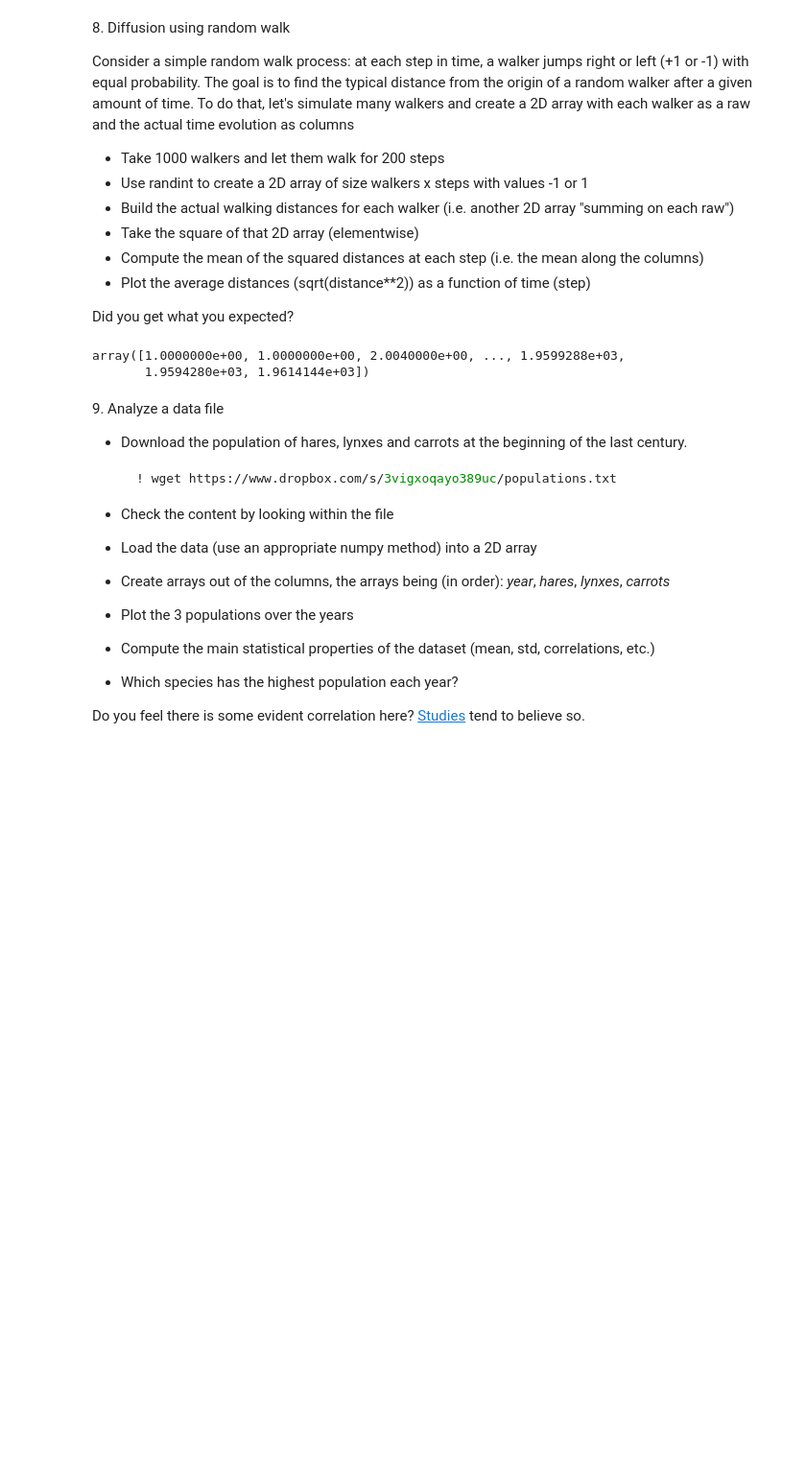
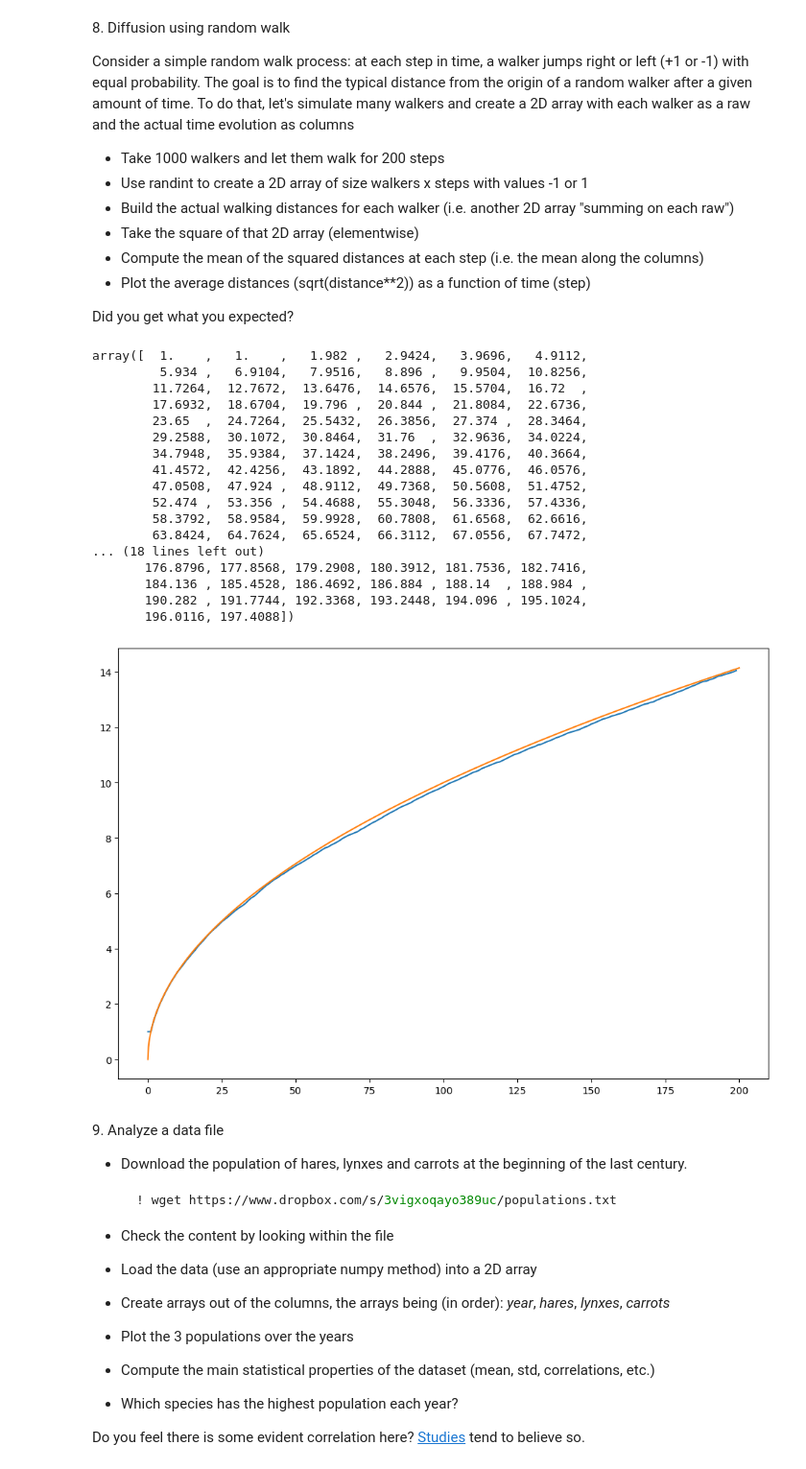
Before and after one commit to FrancescoLR02/LaboratoryOfComputationalPhysics_Y7, a Jupyter notebook: ExercisesForExam/04ex_Numpy.ipynb, the cells around one changed output. Shown at 96% size. Drawn from its saved outputs; the diff is of its cells as text; code cells hidden in the pictures; blank space fills up the shorter version.

```diff
--- a/ExercisesForExam/04ex_Numpy.ipynb
+++ b/ExercisesForExam/04ex_Numpy.ipynb
@@ -202,33 +202,49 @@ To do that, let's simulate many walkers and create a 2D array with each walker a
 Did you get what you expected?
 # %%
 Walkers = 10000
-Steps = 2000
+Steps = 200
 
 Distances = np.zeros((Walkers, Steps))
 
 RandomWalkProcess = np.random.randint(0, 2, (Walkers, Steps))
 Mask = (RandomWalkProcess == 0) * -1
 
 RandomWalkProcess = RandomWalkProcess + Mask
 
 Distances[:, 0] = RandomWalkProcess[:, 0]
 
 for i in range(1, RandomWalkProcess.shape[1]):
    Distances[:, i] = np.sum(RandomWalkProcess[:, 0:i], axis=1)
 
 MeanOfDistances = np.mean(Distances**2, axis=0)
 
-# x = np.linspace(0, Steps, 1000)
-# sqrt = lambda x:np.sqrt(x)
+x = np.linspace(0, Steps, 1000)
+sqrt = lambda x:np.sqrt(x)
 
-# plt.figure(figsize=(12, 8))
-# plt.plot(np.arange(Steps), np.sqrt(MeanOfDistances))
-# plt.plot(x, sqrt(x))
+plt.figure(figsize=(12, 8))
+plt.plot(np.arange(Steps), np.sqrt(MeanOfDistances))
+plt.plot(x, sqrt(x))
 
 MeanOfDistances
 # %% [output]
-array([1.0000000e+00, 1.0000000e+00, 2.0040000e+00, ..., 1.9599288e+03,
-       1.9594280e+03, 1.9614144e+03])
+array([  1.    ,   1.    ,   1.982 ,   2.9424,   3.9696,   4.9112,
+         5.934 ,   6.9104,   7.9516,   8.896 ,   9.9504,  10.8256,
+        11.7264,  12.7672,  13.6476,  14.6576,  15.5704,  16.72  ,
+        17.6932,  18.6704,  19.796 ,  20.844 ,  21.8084,  22.6736,
+        23.65  ,  24.7264,  25.5432,  26.3856,  27.374 ,  28.3464,
+        29.2588,  30.1072,  30.8464,  31.76  ,  32.9636,  34.0224,
+        34.7948,  35.9384,  37.1424,  38.2496,  39.4176,  40.3664,
+        41.4572,  42.4256,  43.1892,  44.2888,  45.0776,  46.0576,
+        47.0508,  47.924 ,  48.9112,  49.7368,  50.5608,  51.4752,
+        52.474 ,  53.356 ,  54.4688,  55.3048,  56.3336,  57.4336,
+        58.3792,  58.9584,  59.9928,  60.7808,  61.6568,  62.6616,
+        63.8424,  64.7624,  65.6524,  66.3112,  67.0556,  67.7472,
+... (18 lines left out)
+       176.8796, 177.8568, 179.2908, 180.3912, 181.7536, 182.7416,
+       184.136 , 185.4528, 186.4692, 186.884 , 188.14  , 188.984 ,
+       190.282 , 191.7744, 192.3368, 193.2448, 194.096 , 195.1024,
+       196.0116, 197.4088])
+[figure, added]
 # %% [markdown]
 9\. Analyze a data file
   * Download the population of hares, lynxes and carrots at the beginning of the last century.
```
Also changed, not shown: parts of 1 cell of this notebook, 4 other files.
